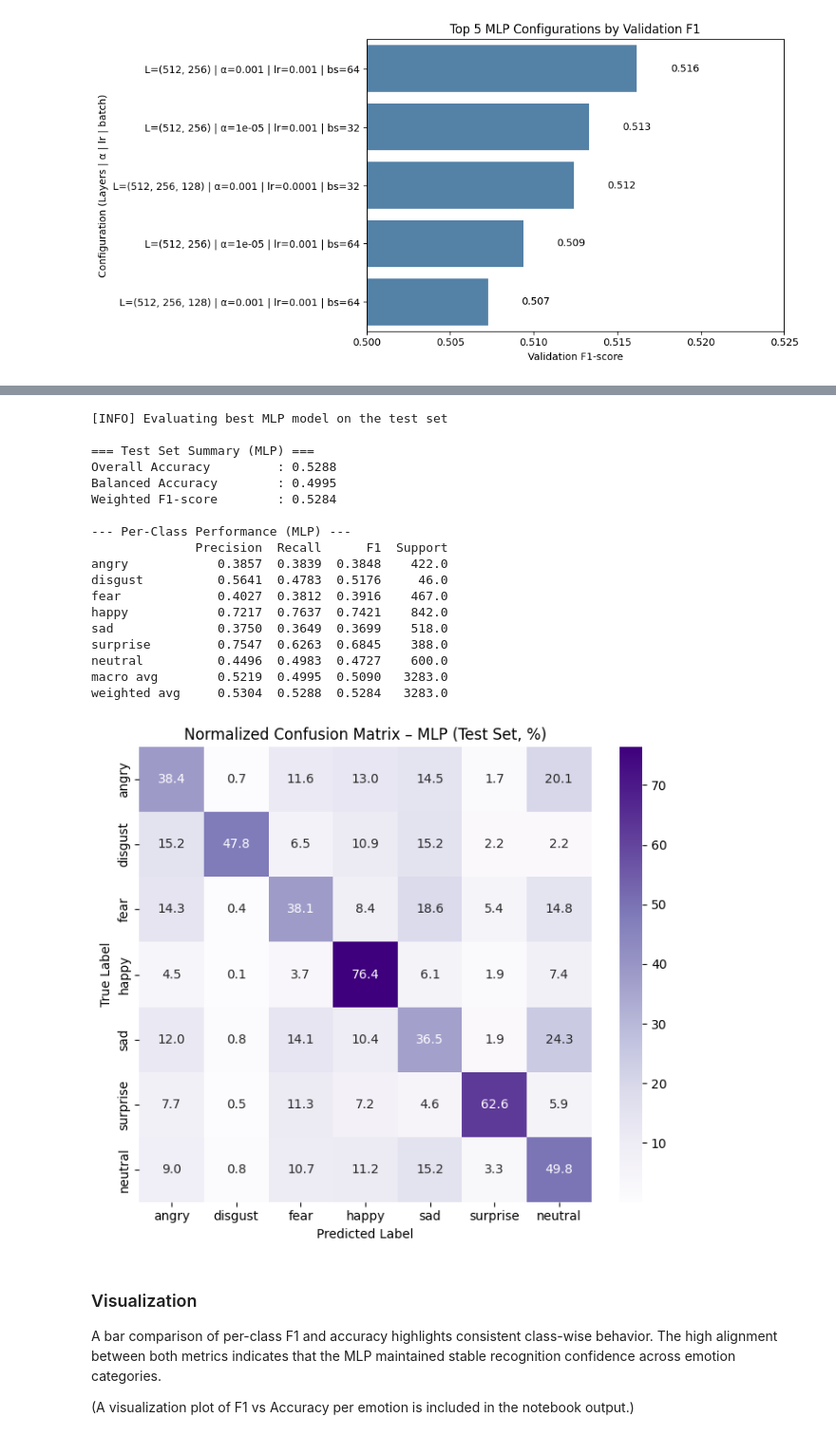
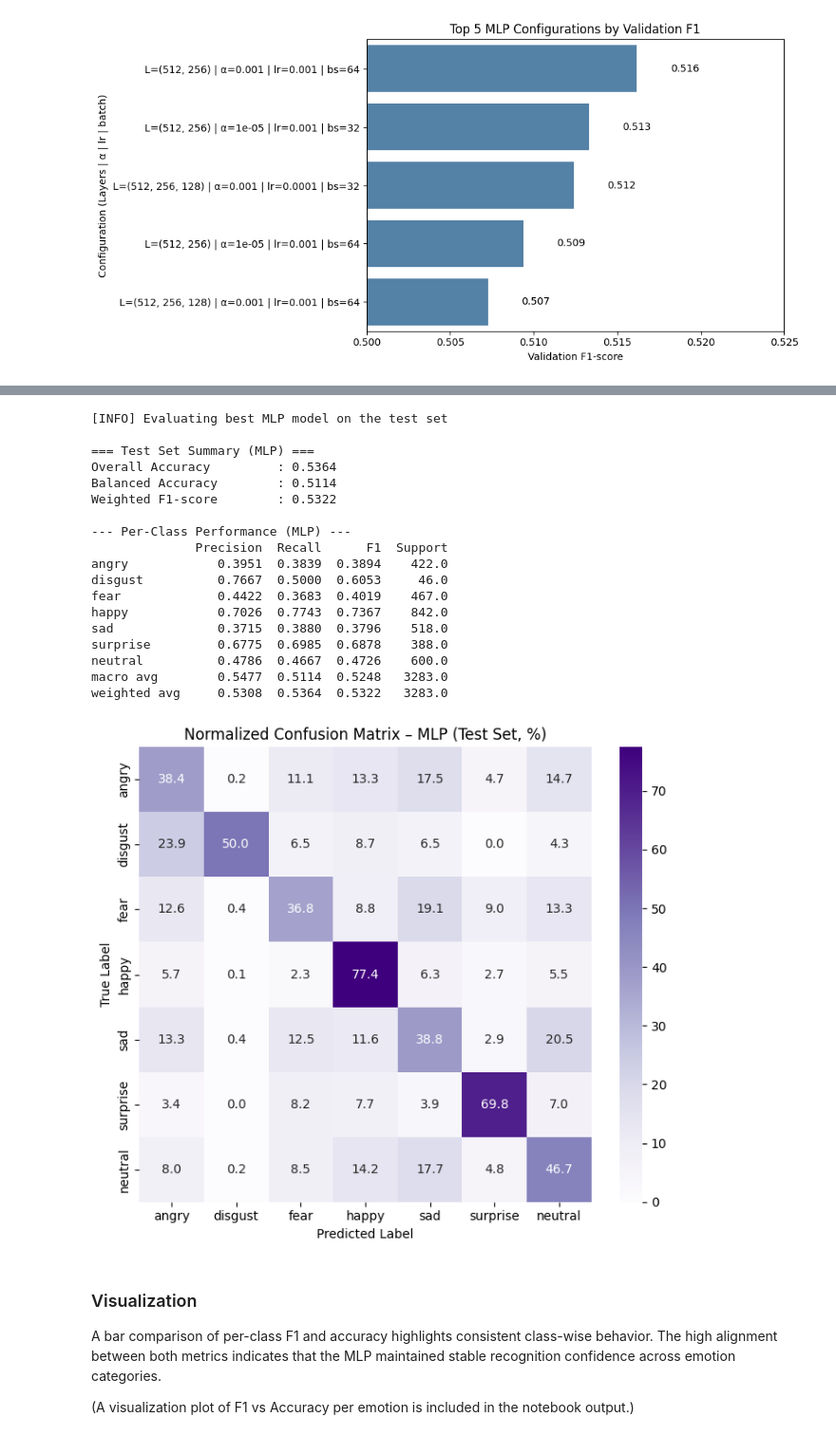
Before and after one commit to shivunchinniah/ml_emotion_recognition, a Jupyter notebook: 1018_New_emotion_reg.ipynb, the cells around one changed output, grey strips where cells are left out. Shown at 95% size. Saved outputs shown, nothing was run; the diff lists cells and outputs as text; code cells hidden in the pictures.

Commit message:
upload the parameter issue

```diff
--- a/1018_New_emotion_reg.ipynb
+++ b/1018_New_emotion_reg.ipynb
@@ -2681,3 +2694,32 @@ the model performed strongly on happy and surprise, reflecting its sensitivity t
 
 The confusion matrix confirms that happy and surprise are classified most reliably,
 while angry and sad occasionally overlap—an expected limitation of 2D facial cues in low-resolution images.
+# %%
+print("\n[INFO] Retraining MLP on full training set with best params...")
+
+layers_best, alpha_best, lr_best, bs_best = best_params_mlp
+
+# Apply same feature selector
+X_train_sel = sel.transform(X_train_mlp)
+X_val_sel   = sel.transform(X_val_mlp_clean)
+X_full_sel  = np.vstack([X_train_sel, X_val_sel])
+y_full      = np.concatenate([y_train_mlp, y_val_valid])
+
+mlp_final = MLPClassifier(
+    hidden_layer_sizes=layers_best,
+    activation="relu",
+    solver="adam",
+    alpha=alpha_best,
+    batch_size=bs_best,
+    learning_rate_init=lr_best,
+    max_iter=200,
+    early_stopping=True,
+    random_state=42
+)
+
+pipe_final = Pipeline([
+    ('scaler', StandardScaler()),
+    ('clf', mlp_final)
+])
+
+pipe_final.fit(X_full_sel, y_full)
@@ -2688,8 +2737,16 @@ while angry and sad occasionally overlap—an expected limitation of 2D facial c
 
 print("\n[INFO] Evaluating best MLP model on the test set")
 
+
+# Load selector (trained with best_k_MLP)
+sel = joblib.load("models/selector_MLP.joblib")
+
+# Apply same feature mask to test set
+X_test_sel = sel.transform(X_test_mlp_clean)
+
+# Predict
 yte = y_test_valid
-yte_pred = best_model_mlp.predict(X_test_mlp_clean)
+yte_pred = pipe_final.predict(X_test_sel)
 
 # --- Metrics ---
 acc_mlp = accuracy_score(yte, yte_pred)
@@ -2719,46 +2776,46 @@ df_report = (
     })
     .round(4)
     .drop(index="accuracy", errors="ignore")
 )
 
 print("\n--- Per-Class Performance (MLP) ---")
 print(df_report.to_string())
 
 # --- Normalized Confusion Matrix (% per true label) ---
 cm_norm = confusion_matrix(yte, yte_pred, normalize='true') * 100
 
 plt.figure(figsize=(7,6))
 sns.heatmap(
     cm_norm,
     annot=True, fmt=".1f", cmap="Purples",
     xticklabels=emotion_labels.values(),
     yticklabels=emotion_labels.values()
 )
 plt.title("Normalized Confusion Matrix – MLP (Test Set, %)")
 plt.xlabel("Predicted Label")
 plt.ylabel("True Label")
 plt.tight_layout()
 plt.show()
 # %% [output]
 [INFO] Evaluating best MLP model on the test set
 
 === Test Set Summary (MLP) ===
-Overall Accuracy         : 0.5288
-Balanced Accuracy        : 0.4995
-Weighted F1-score        : 0.5284
+Overall Accuracy         : 0.5364
+Balanced Accuracy        : 0.5114
+Weighted F1-score        : 0.5322
 
 --- Per-Class Performance (MLP) ---
               Precision  Recall      F1  Support
-angry            0.3857  0.3839  0.3848    422.0
-disgust          0.5641  0.4783  0.5176     46.0
-fear             0.4027  0.3812  0.3916    467.0
-happy            0.7217  0.7637  0.7421    842.0
-sad              0.3750  0.3649  0.3699    518.0
-surprise         0.7547  0.6263  0.6845    388.0
-neutral          0.4496  0.4983  0.4727    600.0
-macro avg        0.5219  0.4995  0.5090   3283.0
-weighted avg     0.5304  0.5288  0.5284   3283.0
+angry            0.3951  0.3839  0.3894    422.0
+disgust          0.7667  0.5000  0.6053     46.0
+fear             0.4422  0.3683  0.4019    467.0
+happy            0.7026  0.7743  0.7367    842.0
+sad              0.3715  0.3880  0.3796    518.0
+surprise         0.6775  0.6985  0.6878    388.0
+neutral          0.4786  0.4667  0.4726    600.0
+macro avg        0.5477  0.5114  0.5248   3283.0
+weighted avg     0.5308  0.5364  0.5322   3283.0
-[figure, old version]
+[figure, new version]
 # %% [markdown]
 ### Visualization
 
```
Also changed, not shown: parts of 20 cells of this notebook, 12 other files.
